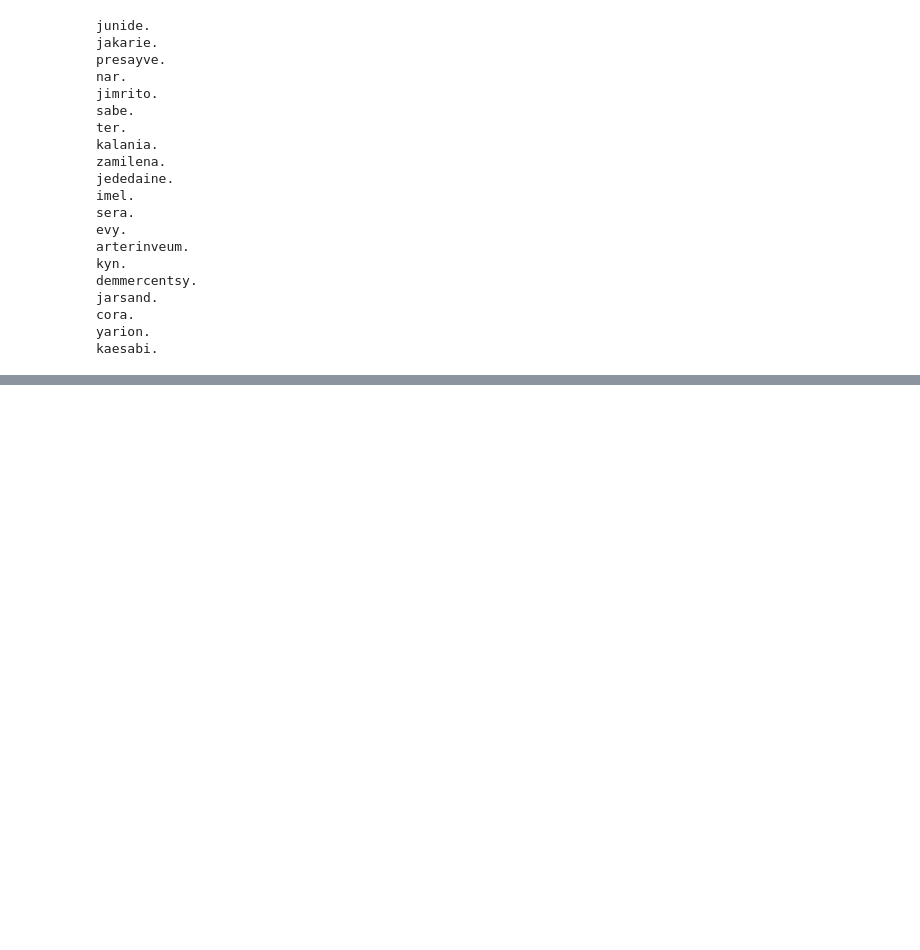
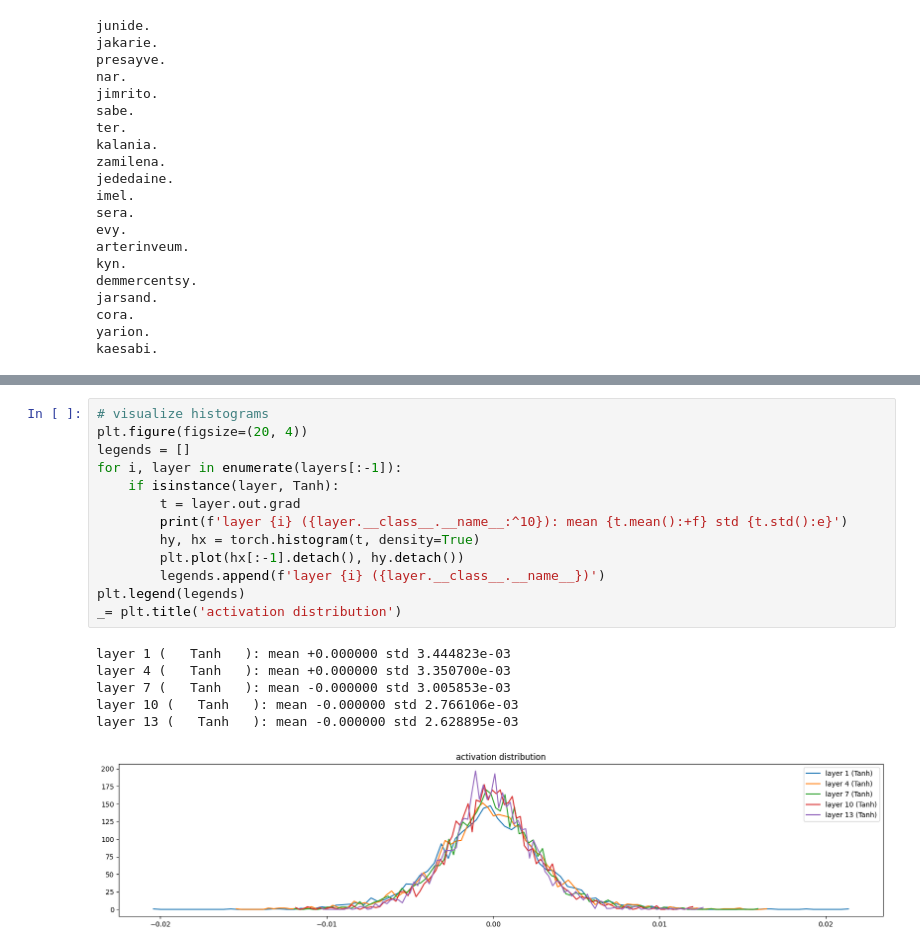
Before and after one commit to peluche/makemore, a Jupyter notebook: makemore3.ipynb, the cells around one changed output, grey strips where cells are left out. Saved outputs shown, nothing was run; the diff lists cells and outputs as text; blank space fills up the shorter version.

```diff
--- a/makemore3.ipynb
+++ b/makemore3.ipynb
@@ -495,0 +646,20 @@ kaesabi.
+# %%
+# visualize histograms
+plt.figure(figsize=(20, 4))
+legends = []
+for i, layer in enumerate(layers[:-1]):
+    if isinstance(layer, Tanh):
+        t = layer.out.grad
+        print(f'layer {i} ({layer.__class__.__name__:^10}): mean {t.mean():+f} std {t.std():e}')
+        hy, hx = torch.histogram(t, density=True)
+        plt.plot(hx[:-1].detach(), hy.detach())
+        legends.append(f'layer {i} ({layer.__class__.__name__})')
+plt.legend(legends)
+_= plt.title('activation distribution')
+# %% [output]
+layer 1 (   Tanh   ): mean +0.000000 std 3.444823e-03
+layer 4 (   Tanh   ): mean +0.000000 std 3.350700e-03
+layer 7 (   Tanh   ): mean -0.000000 std 3.005853e-03
+layer 10 (   Tanh   ): mean -0.000000 std 2.766106e-03
+layer 13 (   Tanh   ): mean -0.000000 std 2.628895e-03
+[figure, added]
```
Also changed, not shown: parts of 6 cells of this notebook.
